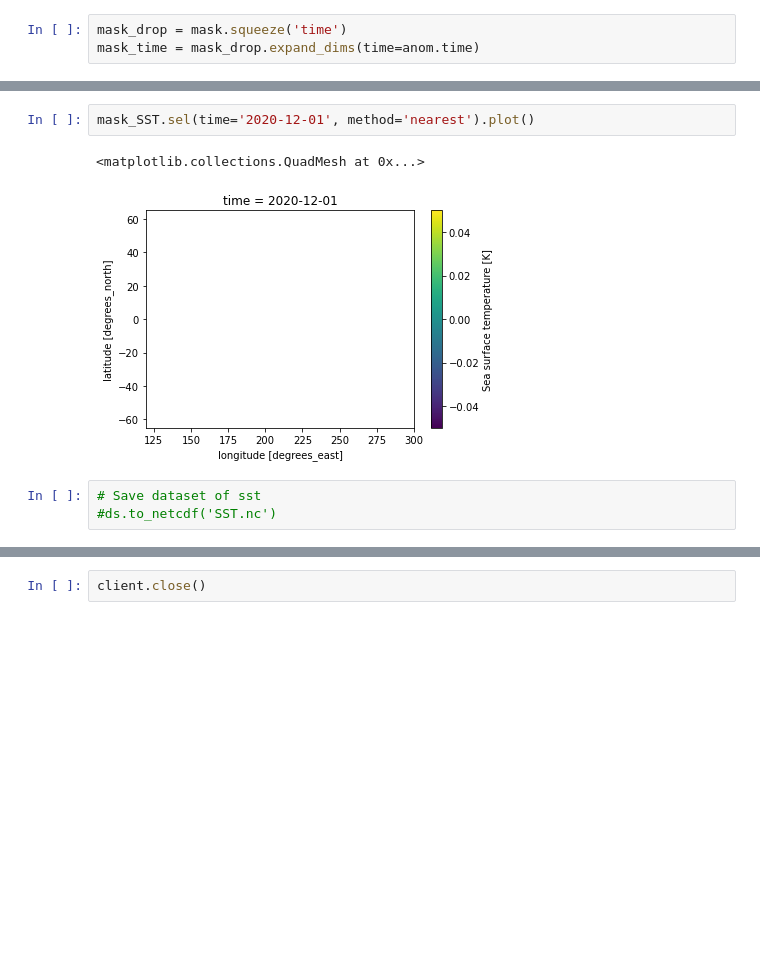
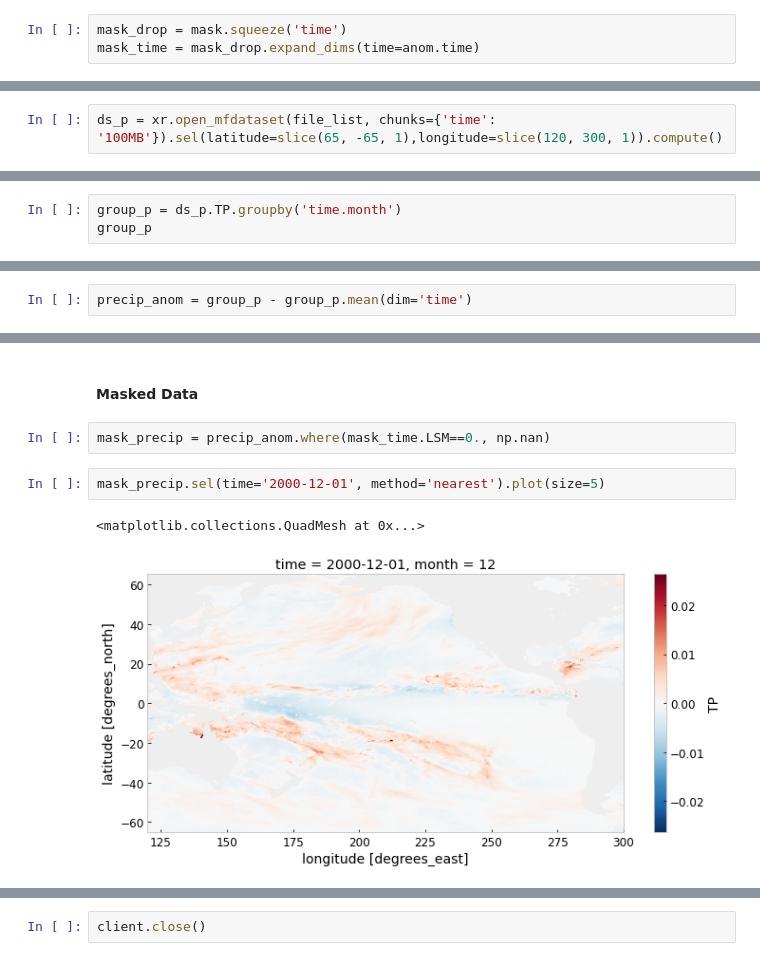
Before and after one commit to atmsillinois/time-series-and-eofs-EWolffWX, a Jupyter notebook: Homework4.ipynb, the cells around one changed output, grey strips where cells are left out. Drawn from its saved outputs; the diff is of its cells as text; blank space fills up the shorter version.

Commit message:
Created SST and precip datasets

```diff
--- a/Homework4.ipynb
+++ b/Homework4.ipynb
@@ -146,0 +195,2 @@ array([[[nan, nan, nan, ..., nan, nan, nan],
+# %%
+ds_p = xr.open_mfdataset(file_list, chunks={'time': '100MB'}).sel(latitude=slice(65, -65, 1),longitude=slice(120, 300, 1)).compute()
@@ -146,0 +220,3 @@ array([[[nan, nan, nan, ..., nan, nan, nan],
+# %%
+group_p = ds_p.TP.groupby('time.month')
+group_p
@@ -146,0 +226,2 @@ array([[[nan, nan, nan, ..., nan, nan, nan],
+# %%
+precip_anom = group_p - group_p.mean(dim='time')
@@ -147,8 +248,9 @@ array([[[nan, nan, nan, ..., nan, nan, nan],
+# %% [markdown]
+#### Masked Data
+# %%
+mask_precip = precip_anom.where(mask_time.LSM==0., np.nan)
 # %%
-mask_SST.sel(time='2020-12-01', method='nearest').plot()
+mask_precip.sel(time='2000-12-01', method='nearest').plot(size=5)
 # %% [output]
 <matplotlib.collections.QuadMesh at 0x...>
-[figure, old version]
+[figure, new version]
-# %%
-# Save dataset of sst
-#ds.to_netcdf('SST.nc')
```
Also changed, not shown: parts of 22 cells of this notebook.
